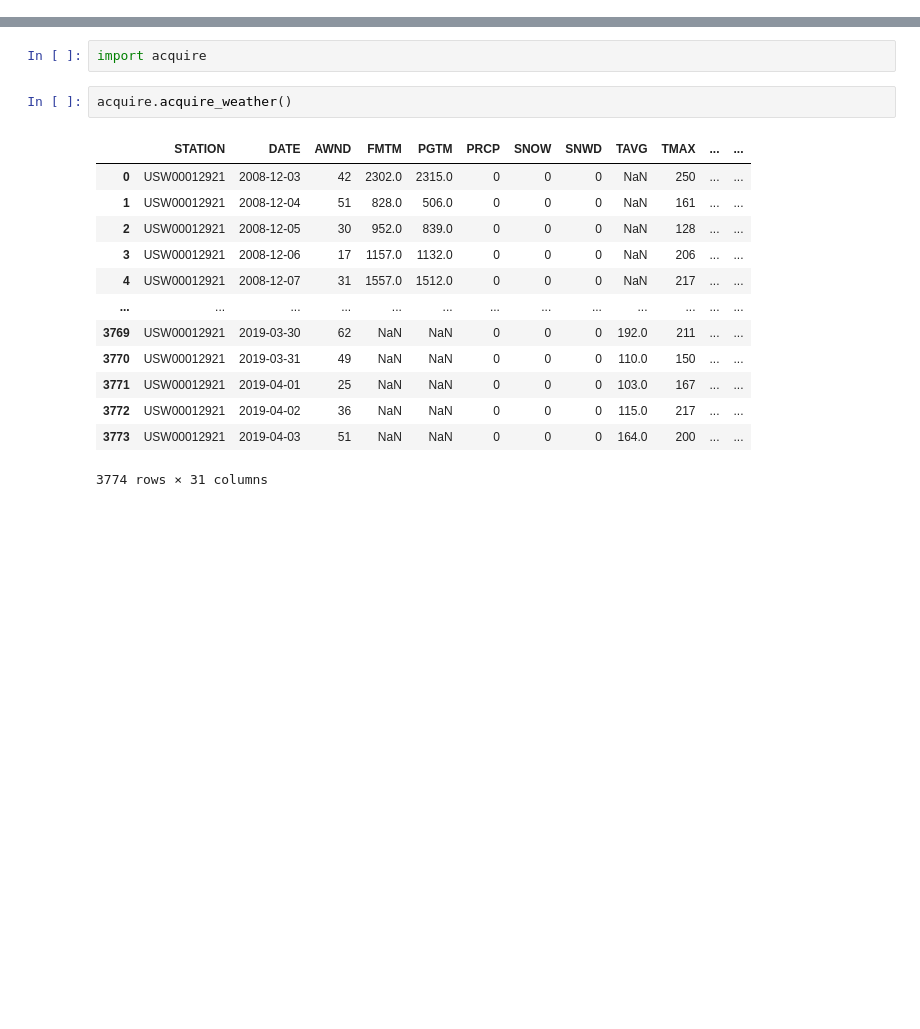
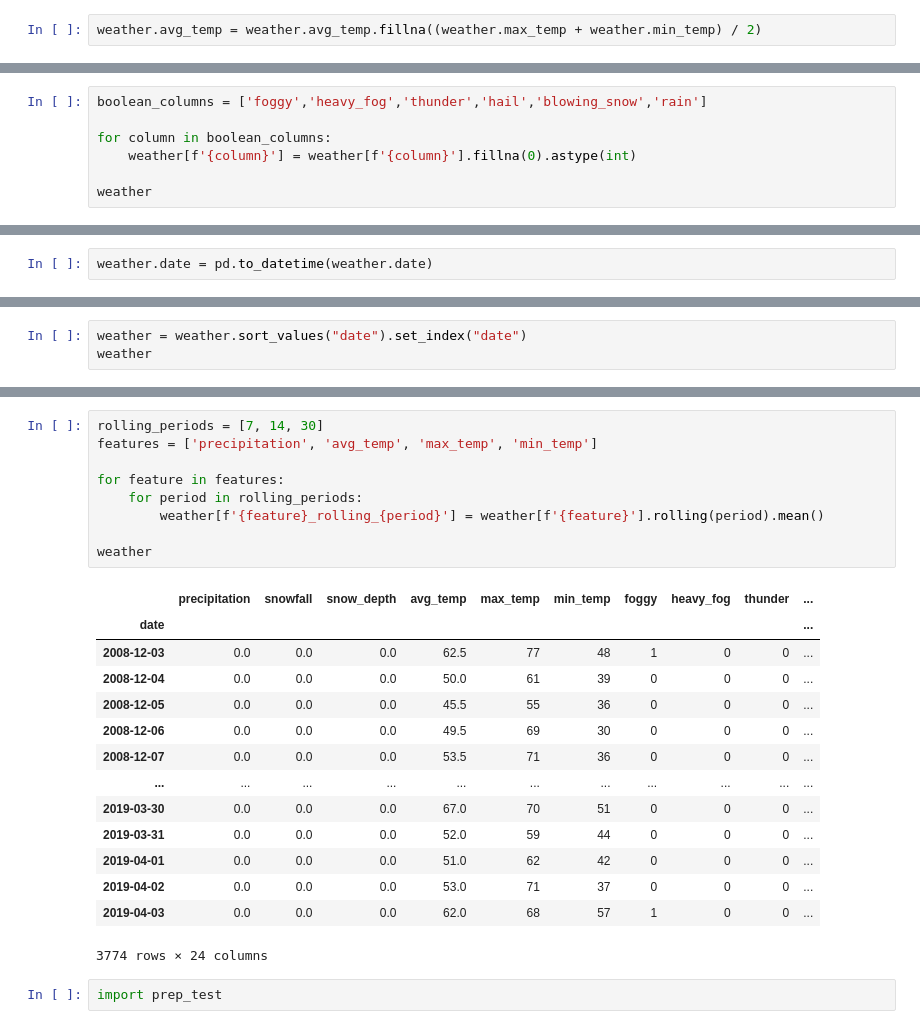
Before and after one commit to we-came-we-SAWS-we-conquered/saws-capstone-project, a Jupyter notebook: ryan-repo/prepare_weather_data.ipynb, the cells around one changed output, grey strips where cells are left out. Cells and saved outputs as stored; diff of their text form; blank space fills up the shorter version.

```diff
--- a/ryan-repo/prepare_weather_data.ipynb
+++ b/ryan-repo/prepare_weather_data.ipynb
@@ -0,0 +99,2 @@
+# %%
+weather.avg_temp = weather.avg_temp.fillna((weather.max_temp + weather.min_temp) / 2)
@@ -0,0 +117,7 @@
+# %%
+boolean_columns = ['foggy','heavy_fog','thunder','hail','blowing_snow','rain']
+
+for column in boolean_columns:
+    weather[f'{column}'] = weather[f'{column}'].fillna(0).astype(int)
+
+weather
@@ -0,0 +138,2 @@
+# %%
+weather.date = pd.to_datetime(weather.date)
@@ -0,0 +163,3 @@
+# %%
+weather = weather.sort_values("date").set_index("date")
+weather
@@ -1,18 +197,26 @@
+# %%
+rolling_periods = [7, 14, 30]
+features = ['precipitation', 'avg_temp', 'max_temp', 'min_temp']
+
+for feature in features:
+    for period in rolling_periods:
+        weather[f'{feature}_rolling_{period}'] = weather[f'{feature}'].rolling(period).mean()
+
+weather
+# %% [output]
+|  | precipitation | snowfall | snow_depth | avg_temp | max_temp | min_temp | foggy | heavy_fog | thunder | ... |
+| date |  |  |  |  |  |  |  |  |  | ... |
+| 2008-12-03 | 0.0 | 0.0 | 0.0 | 62.5 | 77 | 48 | 1 | 0 | 0 | ... |
+| 2008-12-04 | 0.0 | 0.0 | 0.0 | 50.0 | 61 | 39 | 0 | 0 | 0 | ... |
+| 2008-12-05 | 0.0 | 0.0 | 0.0 | 45.5 | 55 | 36 | 0 | 0 | 0 | ... |
+| 2008-12-06 | 0.0 | 0.0 | 0.0 | 49.5 | 69 | 30 | 0 | 0 | 0 | ... |
+| 2008-12-07 | 0.0 | 0.0 | 0.0 | 53.5 | 71 | 36 | 0 | 0 | 0 | ... |
+| ... | ... | ... | ... | ... | ... | ... | ... | ... | ... | ... |
+| 2019-03-30 | 0.0 | 0.0 | 0.0 | 67.0 | 70 | 51 | 0 | 0 | 0 | ... |
+| 2019-03-31 | 0.0 | 0.0 | 0.0 | 52.0 | 59 | 44 | 0 | 0 | 0 | ... |
+| 2019-04-01 | 0.0 | 0.0 | 0.0 | 51.0 | 62 | 42 | 0 | 0 | 0 | ... |
+| 2019-04-02 | 0.0 | 0.0 | 0.0 | 53.0 | 71 | 37 | 0 | 0 | 0 | ... |
+| 2019-04-03 | 0.0 | 0.0 | 0.0 | 62.0 | 68 | 57 | 1 | 0 | 0 | ... |
+3774 rows × 24 columns
 # %%
-import acquire
+import prep_test
-# %%
-acquire.acquire_weather()
-# %% [output]
-|  | STATION | DATE | AWND | FMTM | PGTM | PRCP | SNOW | SNWD | TAVG | TMAX | ... | ... |
-| 0 | USW00012921 | 2008-12-03 | 42 | 2302.0 | 2315.0 | 0 | 0 | 0 | NaN | 250 | ... | ... |
-| 1 | USW00012921 | 2008-12-04 | 51 | 828.0 | 506.0 | 0 | 0 | 0 | NaN | 161 | ... | ... |
-| 2 | USW00012921 | 2008-12-05 | 30 | 952.0 | 839.0 | 0 | 0 | 0 | NaN | 128 | ... | ... |
-| 3 | USW00012921 | 2008-12-06 | 17 | 1157.0 | 1132.0 | 0 | 0 | 0 | NaN | 206 | ... | ... |
-| 4 | USW00012921 | 2008-12-07 | 31 | 1557.0 | 1512.0 | 0 | 0 | 0 | NaN | 217 | ... | ... |
-| ... | ... | ... | ... | ... | ... | ... | ... | ... | ... | ... | ... | ... |
-| 3769 | USW00012921 | 2019-03-30 | 62 | NaN | NaN | 0 | 0 | 0 | 192.0 | 211 | ... | ... |
-| 3770 | USW00012921 | 2019-03-31 | 49 | NaN | NaN | 0 | 0 | 0 | 110.0 | 150 | ... | ... |
-| 3771 | USW00012921 | 2019-04-01 | 25 | NaN | NaN | 0 | 0 | 0 | 103.0 | 167 | ... | ... |
-| 3772 | USW00012921 | 2019-04-02 | 36 | NaN | NaN | 0 | 0 | 0 | 115.0 | 217 | ... | ... |
-| 3773 | USW00012921 | 2019-04-03 | 51 | NaN | NaN | 0 | 0 | 0 | 164.0 | 200 | ... | ... |
-3774 rows × 31 columns
```
Also changed, not shown: parts of 19 cells of this notebook.
